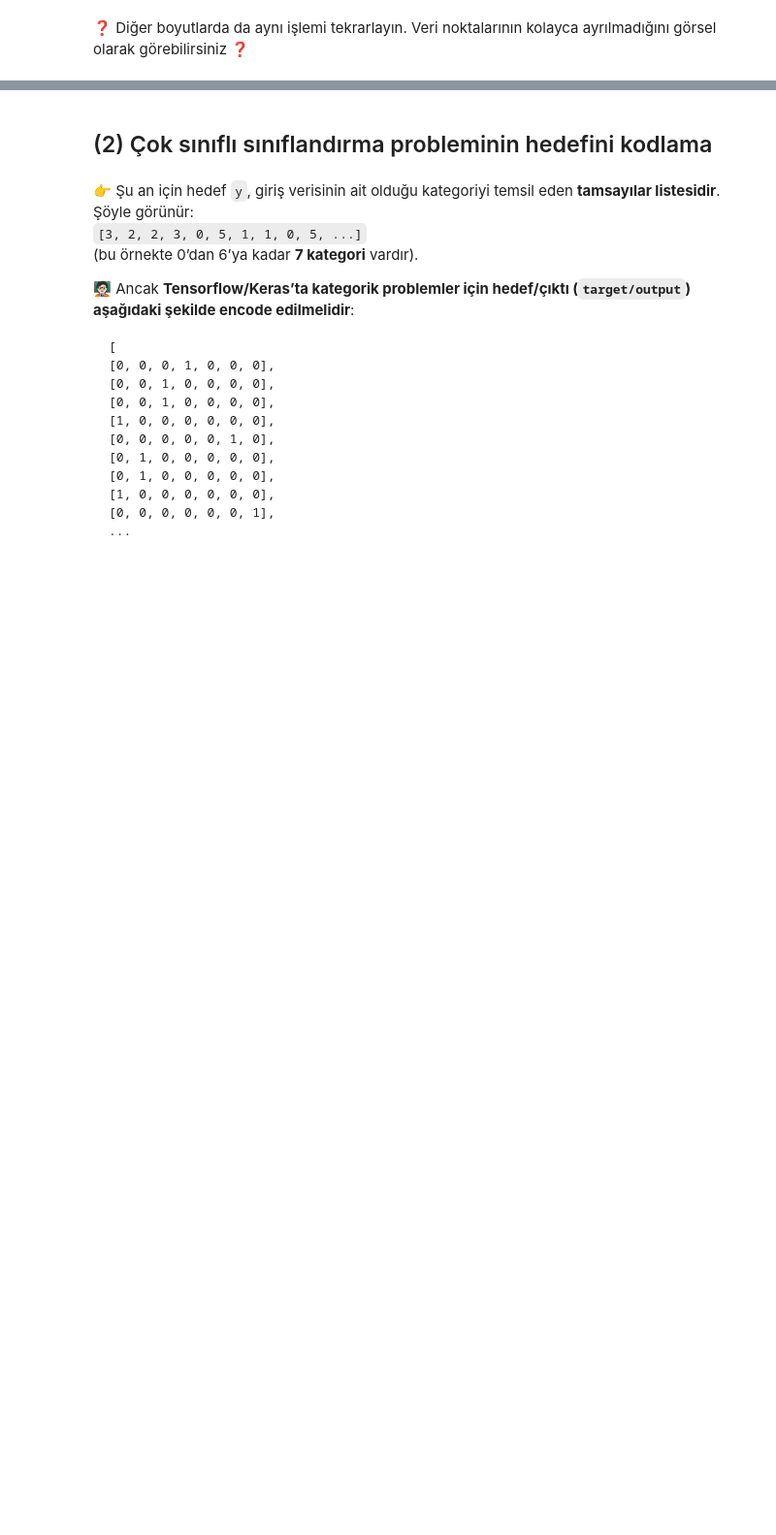
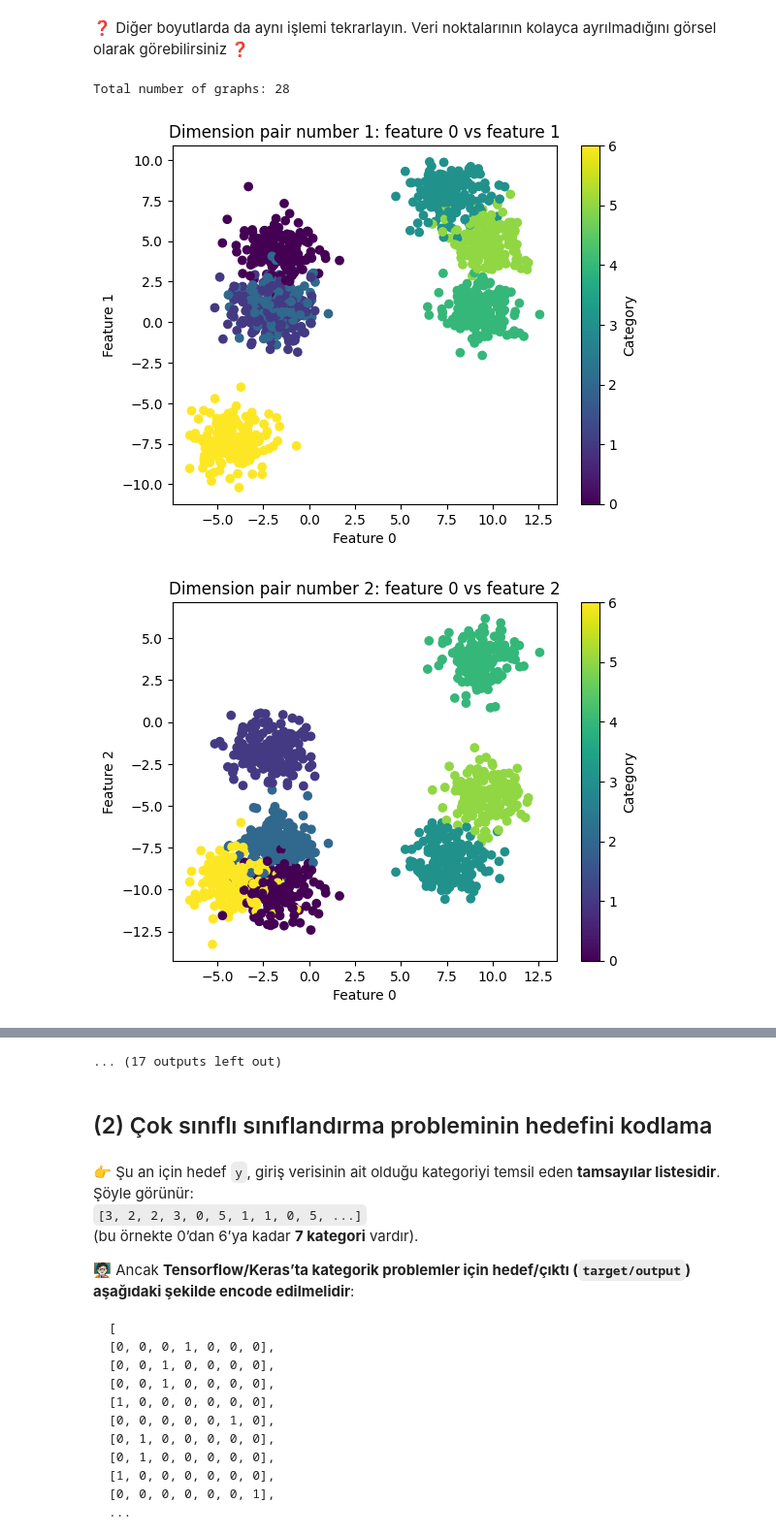
Before and after one commit to zeynepdilaytoptas/S18D2-S-Data-multiclass-classification, a Jupyter notebook: multiclass_classification.ipynb, the cells around one changed output, grey strips where cells are left out. Shown at 97% size. Cells and saved outputs as stored; diff of their text form; code cells hidden in the pictures; blank space fills up the shorter version.

```diff
--- a/multiclass_classification.ipynb
+++ b/multiclass_classification.ipynb
@@ -42,0 +91,30 @@
+# %%
+from itertools import combinations
+
+X, y = make_blobs(
+    n_samples=1200,
+    n_features=8,
+    centers=7,
+    random_state=1
+)
+
+feature_pairs = list(combinations(range(X.shape[1]), 2))
+print("Total number of graphs:", len(feature_pairs))
+
+for i, (dim1, dim2) in enumerate(feature_pairs, start=1):
+    plt.figure()
+    scatter = plt.scatter(
+        X[:, dim1],
+        X[:, dim2],
+        c=y
+    )
+
+    plt.xlabel(f"Feature {dim1}")
+    plt.ylabel(f"Feature {dim2}")
+    plt.title(f"Dimension pair number {i}: feature {dim1} vs feature {dim2}")
+    plt.colorbar(scatter, label="Category")
+    plt.show()
+# %% [output]
+Total number of graphs: 28
+[figure, added]
+[figure, added]
@@ -43,3 +130,4 @@
+... (17 outputs left out)
 # %% [markdown]
 ## (2) Çok sınıflı sınıflandırma probleminin hedefini kodlama
 # %% [markdown]
```
Also changed, not shown: parts of 30 cells of this notebook.
